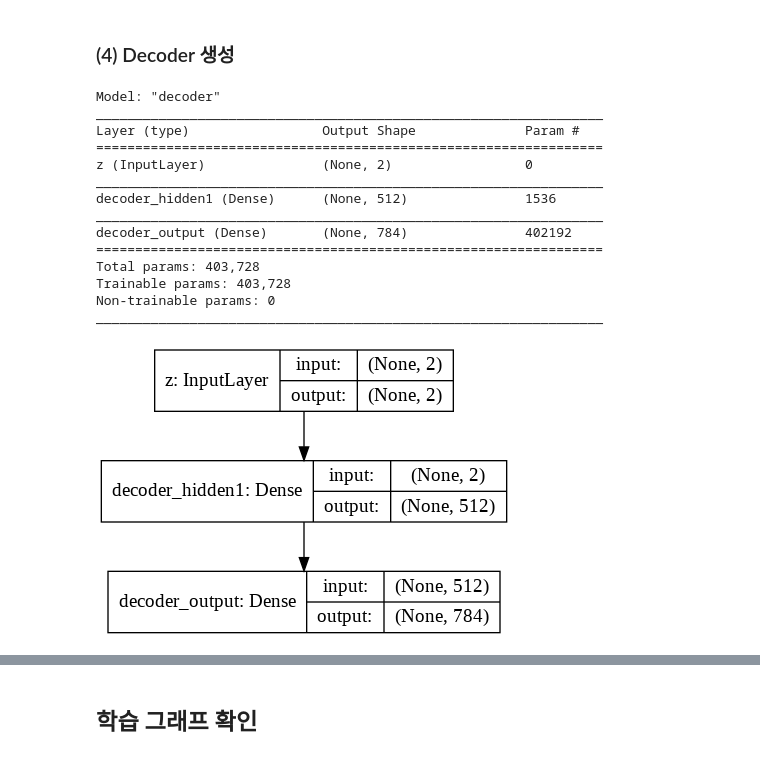
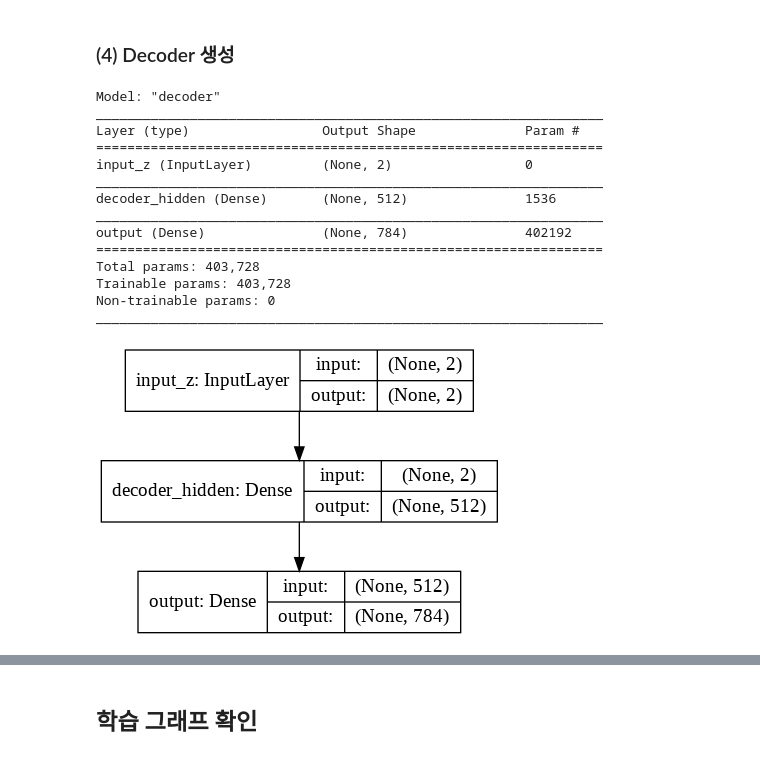
Before and after one commit to smartdesignlab/VAE, a Jupyter notebook: VAE_keras_v1.ipynb, the cells around one changed output, grey strips where cells are left out. Saved outputs shown, nothing was run; the diff lists cells and outputs as text; code cells hidden in the pictures.

```diff
--- a/VAE_keras_v1.ipynb
+++ b/VAE_keras_v1.ipynb
@@ -109,33 +96,32 @@ ________________________________________________________________________________
 # %% [markdown]
 ### (4) Decoder 생성
 # %%
-# build decoder model
+# 디코더 모델을 생성합니다.
+# Z가 입력으로 들어오기 때문에 Z의 shape를 Input shape로 지정해줍니다.
+input_z = Input(shape=(latent_dim,), name='input_z')
+decoder_hidden = Dense(intermediate_dim, activation='relu', name='decoder_hidden')(input_z)
+outputs = Dense(reconstruct_dim, activation='sigmoid',name='output')(decoder_hidden)
 
-# 입력단에는 Input shape를 지정해줍니다.
-latent_z = Input(shape=(latent_dim,), name='z')
-recon_x = Dense(intermediate_dim, activation='relu', name='decoder_hidden1')(latent_z )
-outputs = Dense(reconstruct_dim, activation='sigmoid',name='decoder_output')(recon_x)
+# 디코더 모델은 잠재변수 z가 입력으로 들어가고 복원값을 출력합니다.
+decoder = Model(input_z, outputs, name='decoder')
 
- # VAE 디코더 모델은 잠재변수 z가 입력으로 들어가고 복원된 입력값이 출력됩니다.
-decoder = Model(latent_z , outputs, name='decoder')
-
-# Plot and save a shape of decoder model
+# 디코더의 네트워크를 확인합니다.
 decoder.summary()
 plot_model(decoder, to_file='vae_mlp_decoder.png', show_shapes=True)
 # %% [output]
 Model: "decoder"
 _________________________________________________________________
 Layer (type)                 Output Shape              Param #
 =================================================================
-z (InputLayer)               (None, 2)                 0
+input_z (InputLayer)         (None, 2)                 0
 _________________________________________________________________
-decoder_hidden1 (Dense)      (None, 512)               1536
+decoder_hidden (Dense)       (None, 512)               1536
 _________________________________________________________________
-decoder_output (Dense)       (None, 784)               402192
+output (Dense)               (None, 784)               402192
 =================================================================
 Total params: 403,728
 Trainable params: 403,728
 Non-trainable params: 0
 _________________________________________________________________
-[figure, old version]
+[figure, new version]
 # %%
```
Also changed, not shown: parts of 9 cells of this notebook.
